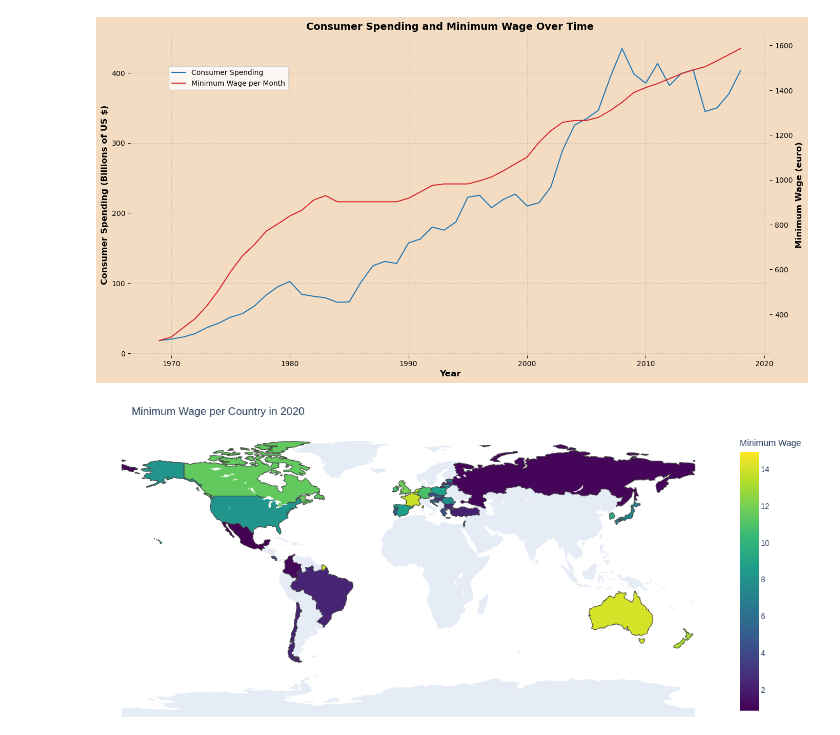
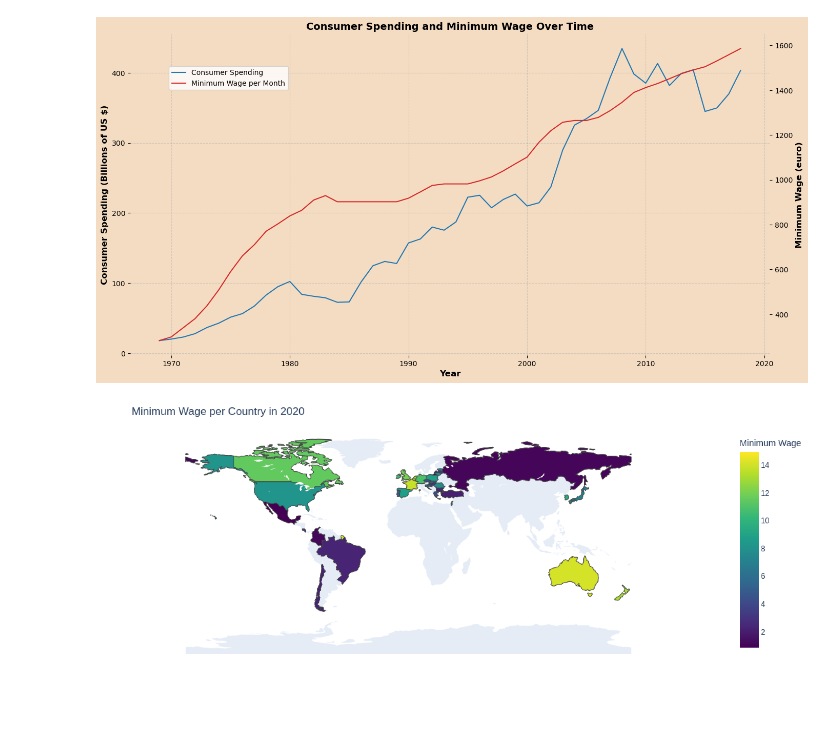
Before and after one commit to anri4/Information_Visualization, a Jupyter notebook: _sources/docs/main.ipynb, the cells around one changed output. Drawn from its saved outputs; the diff is of its cells as text; code cells hidden in the pictures; blank space fills up the shorter version.

```diff
--- a/_sources/docs/main.ipynb
+++ b/_sources/docs/main.ipynb
@@ -65,32 +65,32 @@ df = pd.read_csv('minimum_wage_worldwide.csv')
 
 # Filter the data for the year 2020
 df_2020 = df[df['TIME_PERIOD'] == 2020]
 
 # Check if necessary columns are present
 required_columns = ['REF_AREA', 'OBS_VALUE']
 if not all(column in df_2020.columns for column in required_columns):
     raise ValueError(f"The required columns {required_columns} are not present in the dataset.")
 
 # Create the choropleth map
 fig = px.choropleth(
     df_2020,
     locations='REF_AREA',  # Column with the country codes
     locationmode='ISO-3',  # Assuming the country codes are in ISO-3 format
     color='OBS_VALUE',  # Column with the minimum wage values
     hover_name='Reference area',  # Column to display as hover information
     color_continuous_scale='Viridis',  # Color scale for the map
     title='Minimum Wage per Country in 2020',
     labels={'OBS_VALUE': 'Minimum Wage'}
 )
 
 # Update layout for better presentation
 fig.update_layout(
     geo=dict(showframe=False, showcoastlines=False, projection_type='equirectangular'),
     margin=dict(l=0, r=0, t=50, b=0),
-    height=500,
+    height=400,
 )
 
 # Show the plot
 fig.show()
 # %% [output]
-[figure, old version]
+[figure, new version]
```
Also changed, not shown: parts of 3 cells of this notebook, 4 other files.
